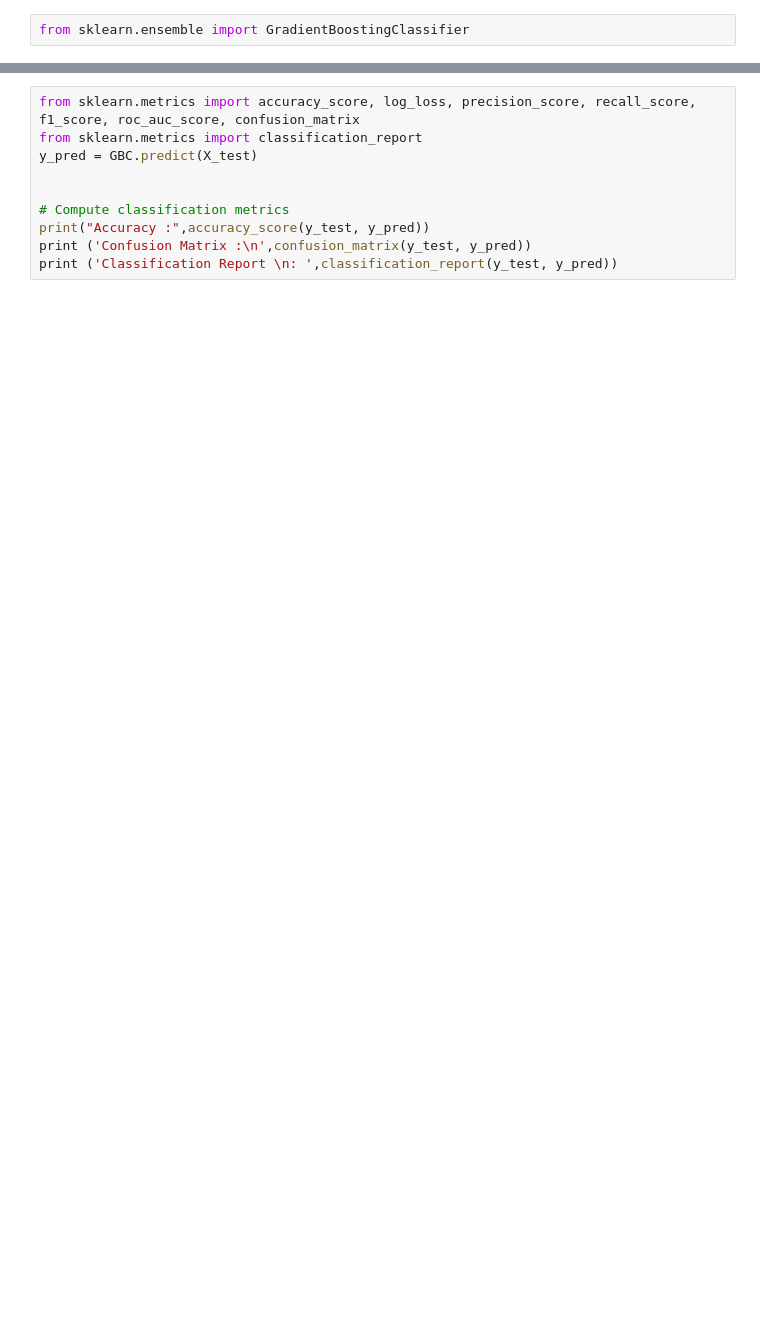
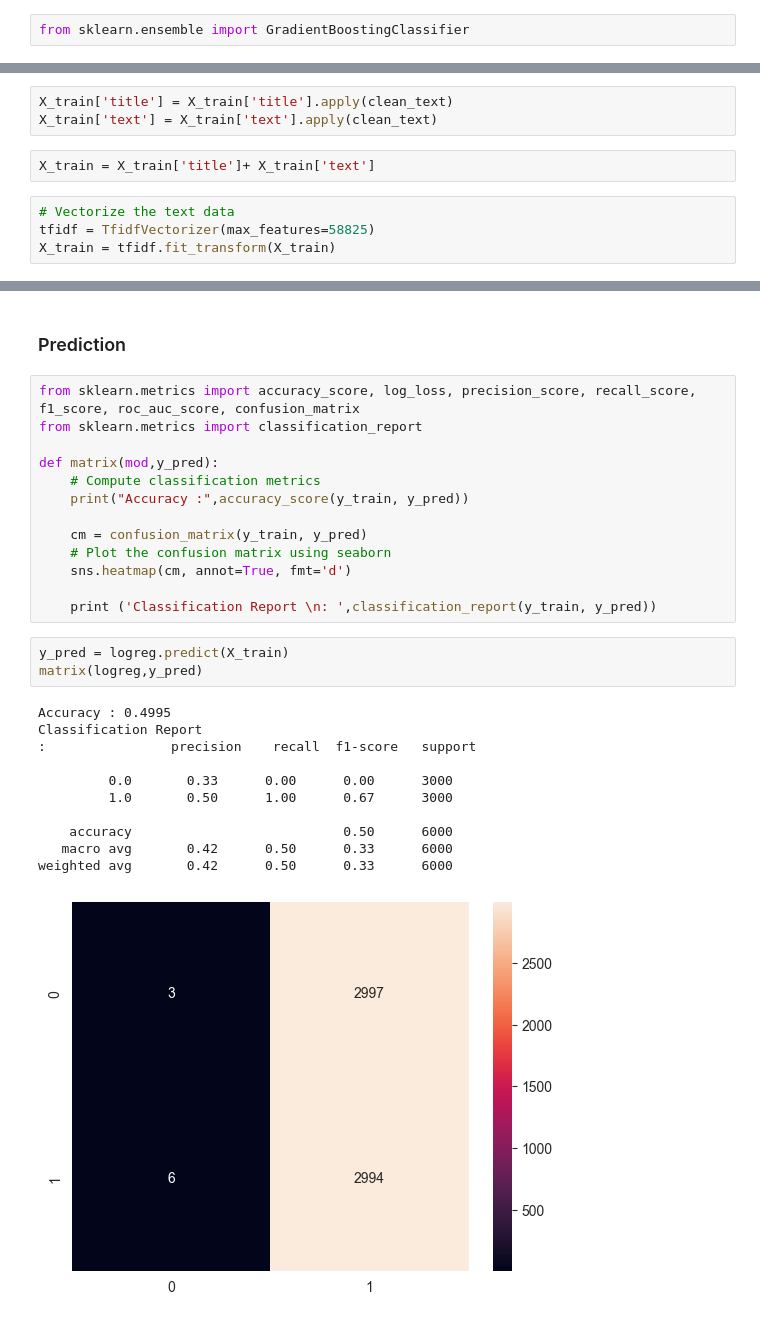
Before and after one commit to gokul-h/fake-news-detector, a Jupyter notebook: Kaagle_Fake_news_Implementation.ipynb, the cells around one changed output, grey strips where cells are left out. Cells and saved outputs as stored; diff of their text form; blank space fills up the shorter version.

```diff
--- a/Kaagle_Fake_news_Implementation.ipynb
+++ b/Kaagle_Fake_news_Implementation.ipynb
@@ -356,0 +246,9 @@ GBC.fit(X_train, y_train)
+# %%
+X_train['title'] = X_train['title'].apply(clean_text)
+X_train['text'] = X_train['text'].apply(clean_text)
+# %%
+X_train = X_train['title']+ X_train['text']
+# %%
+# Vectorize the text data
+tfidf = TfidfVectorizer(max_features=58825)
+X_train = tfidf.fit_transform(X_train)
@@ -357,10 +260,30 @@ GBC.fit(X_train, y_train)
+# %% [markdown]
+### Prediction
 # %%
 from sklearn.metrics import accuracy_score, log_loss, precision_score, recall_score, f1_score, roc_auc_score, confusion_matrix
 from sklearn.metrics import classification_report
-y_pred = GBC.predict(X_test)
 
+def matrix(mod,y_pred):
+    # Compute classification metrics
+    print("Accuracy :",accuracy_score(y_train, y_pred))
 
-# Compute classification metrics
-print("Accuracy :",accuracy_score(y_test, y_pred))
-print ('Confusion Matrix :\n',confusion_matrix(y_test, y_pred))
-print ('Classification Report \n: ',classification_report(y_test, y_pred))
+    cm = confusion_matrix(y_train, y_pred)
+    # Plot the confusion matrix using seaborn
+    sns.heatmap(cm, annot=True, fmt='d')
+
+    print ('Classification Report \n: ',classification_report(y_train, y_pred))
+# %%
+y_pred = logreg.predict(X_train)
+matrix(logreg,y_pred)
+# %% [output]
+Accuracy : 0.4995
+Classification Report
+:                precision    recall  f1-score   support
+
+         0.0       0.33      0.00      0.00      3000
+         1.0       0.50      1.00      0.67      3000
+
+    accuracy                           0.50      6000
+   macro avg       0.42      0.50      0.33      6000
+weighted avg       0.42      0.50      0.33      6000
+[figure, added]
```
Also changed, not shown: parts of 51 cells of this notebook.
